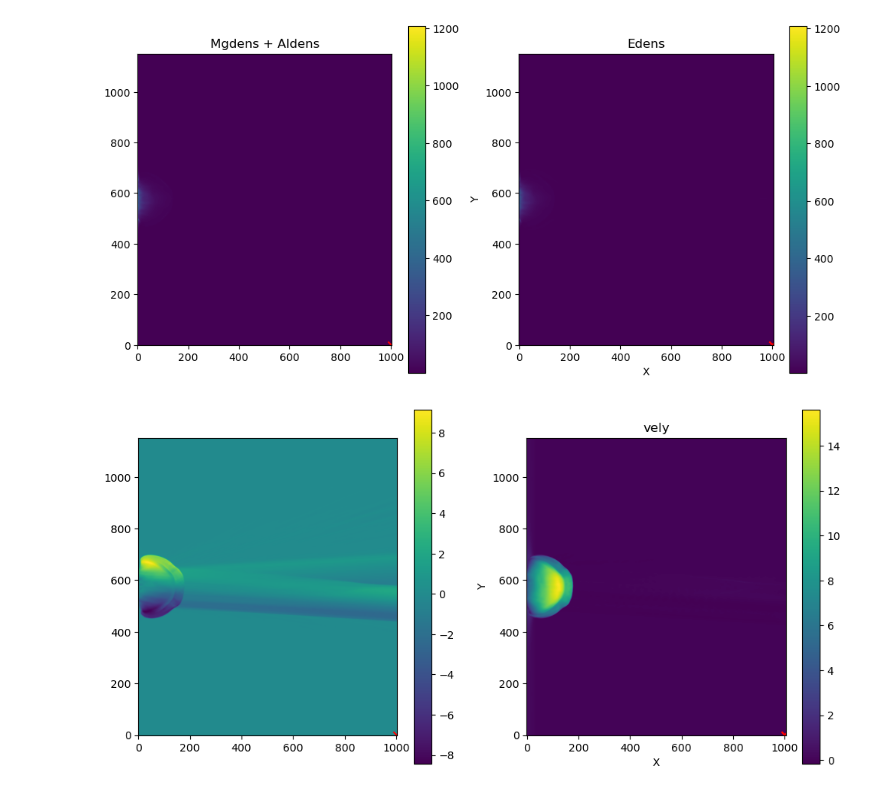
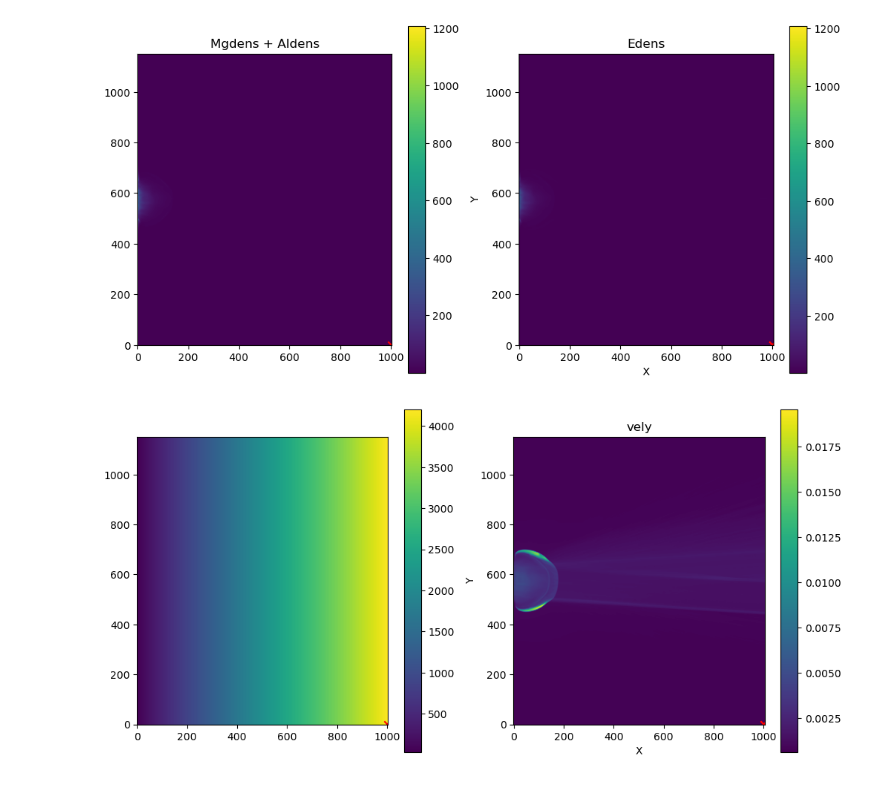
Before and after one commit to Schaeffer-Lab/MagShockZ, a Jupyter notebook: python-fortran_interface/write-FLASH-fields.ipynb, the cells around one changed output. Saved outputs shown, nothing was run; the diff lists cells and outputs as text; code cells hidden in the pictures.

```diff
--- a/python-fortran_interface/write-FLASH-fields.ipynb
+++ b/python-fortran_interface/write-FLASH-fields.ipynb
@@ -256,32 +212,32 @@ Value at point: [3.73001763e-05 3.73001763e-05 3.73001763e-05 ... 3.73016274e-05
  3.73016274e-05 3.73016274e-05] code_mass/code_length**3
 [figure]
 # %%
-velx = np.load("FLASH-slices/velx.npy")
-vely = np.load("FLASH-slices/vely.npy")
+velx = np.load("FLASH-slices/y.npy")
+vely = np.load("FLASH-slices/vthion.npy")
 velz = np.load("FLASH-slices/velz.npy")
 
 point_y=3; point_x=1000  # Replace point_y and point_x with the desired coordinates
 # value = all_data['dens'][point_y, point_x]  # Replace point_y and point_x with the desired coordinates
 # print("Value at point:", value)
 
 # Add indication on the plot where the point is
 
 fig, (ax1, ax2) = plt.subplots(1, 2, figsize=(12, 6))
 
 im1 = ax1.imshow(velx, origin='lower')
 ax1.scatter(point_x, point_y, color='red', marker='x')
 ax1.set_title('')
 fig.colorbar(im1, ax=ax1)
 
 im2 = ax2.imshow(vely, origin='lower')
 ax2.scatter(point_x, point_y, color='red', marker='x')
 ax2.set_title('vely')
 ax2.set_xlabel('X')
 ax2.set_ylabel('Y')
 fig.colorbar(im2, ax=ax2)
 plt.scatter(point_x, point_y, color='red', marker='x')
 
 plt.show()
 # im.set_clim(0, 200)
 # %% [output]
-[figure, old version]
+[figure, new version]
```
Also changed, not shown: parts of 18 cells of this notebook, 37 other files.
